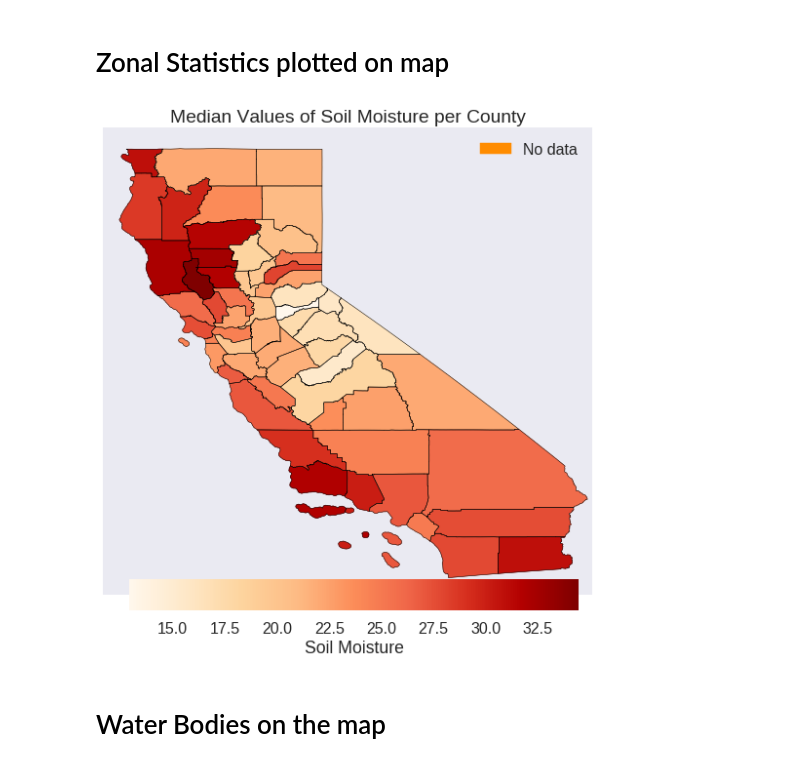
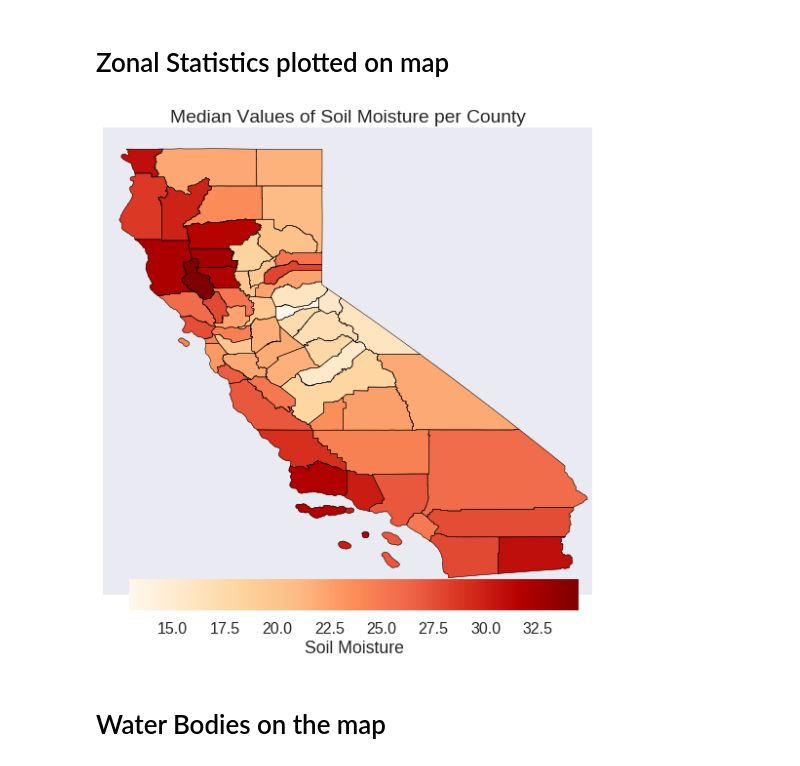
Before and after one commit to solomonvimal/UCLA-Hydro, a Jupyter notebook: MRPI/JupyterNotebooks/VIC_archive.ipynb, the cells around one changed output. Drawn from its saved outputs; the diff is of its cells as text; code cells hidden in the pictures.

```diff
--- a/MRPI/JupyterNotebooks/VIC_archive.ipynb
+++ b/MRPI/JupyterNotebooks/VIC_archive.ipynb
@@ -230,7 +228,7 @@ for lat in range(len(data["lat"][:])):
         lons.append(lon)
 len(lats), len(lons)
 
-fname = "/home2/svimal/Data/VIC_Fluxes/fluxes.2015-12.nc"
+fname = "/home2/svimal/Data/VIC_Fluxes/1920s/fluxes.1920-12.nc"
 data = netCDF4.Dataset(fname, "r")
 data.variables
 
@@ -437,10 +459,10 @@ Plots of min-median-max statistics for all Counties
 # %%
 # Raster Stats from the county shapefiles and the Soil Moisture Layer
 
-shp = '/home2/svimal/Github/CA_drought/data/Spatial/CA_counties/CA_counties_WGS.shp'
-ras = '/home2/svimal/Github/UCLA-Hydro/MRPI/sm_clipped.tif'
+shp1 = '/home2/svimal/Github/CA_drought/data/Spatial/CA_counties/CA_counties_WGS.shp'
+ras = '/home2/svimal/Github/UCLA-Hydro/MRPI/Images/sm_clipped.tif'
 
-stats = rasterstats.zonal_stats(shp, ras, stats="min max median majority sum")
+stats = rasterstats.zonal_stats(shp1, ras, stats="min max median majority sum")
 #print(stats)
 len(stats)
 type(stats)
@@ -474,14 +501,19 @@ plt.legend()
 # %%
 # List of Properties of the shapefile that can be queried
-print(lyr[i]["properties"])
+'''print(lyr[i]["properties"])
 lyr[i]["properties"]["AWATER"]
 lyr[i]["properties"]["Shape_Area"]
 lyr[i]["properties"]["OBJECTID"]
 lyr[i]["properties"]["NAME"]
 lyr[i]["geometry"]
+'''
+for i in range(len(shp)):
+    if shp.NAME[i] == "Sacramento":
+        print("found it!")
+
 
 # Dictionary of the medians of soil moisture value in each county
 medians_dict = {}
-for i in range(len(lyr)):
-    medians_dict[str(lyr[i]["properties"]["NAME"])] = medians[i]
+for i in range(len(shp)):
+    medians_dict[str(shp["NAME"][i])] = medians[i]
 # %% [output]
@@ -502,7 +534,7 @@ m = Basemap(llcrnrlon=min(data.variables["lon"][:]), llcrnrlat=min(data.variable
 
 ax = plt.gca()
 fig = plt.gcf()
-shp_info = m.readshapefile(shp[:-4],'Counties',drawbounds=True)
+shp_info = m.readshapefile(shp1[:-4],'Counties',drawbounds=True)
 
 nodata_color = "darkorange"
 colors={}
@@ -517,36 +549,36 @@ norm = Normalize(vmin=vmin, vmax=vmax)
 mapper = ScalarMappable(norm=norm, cmap=cmap)
 
 for shapedict in m.Counties_info:
     County_name = shapedict['NAMELSAD']
     County_name = County_name[:-7]
     if County_name in medians_dict:
         value = medians_dict[County_name]
         colors[County_name] = mapper.to_rgba(value)
         County_names.append(County_name)
     else:
         County_names.append(County_name)
         colors[County_name] = nodata_color
 
 for nshape,seg in enumerate(m.Counties):
     color = rgb2hex(colors[County_names[nshape]])
     poly = Polygon(seg,facecolor=color,edgecolor=color)
     if (colors[County_names[nshape]] == nodata_color):
         p_no = poly
     ax.add_patch(poly)
 
 plt.title('Median Values of Soil Moisture per County')
 
 # put legend for no data states
-if p_no is not None:
-    plt.legend((p_no,), ('No data',))
+#if p_no is not None:
+#    plt.legend((p_no,), ('No data',))
 
 # construct custom colorbar
 cax = fig.add_axes([0.27, 0.1, 0.5, 0.05]) # posititon
 cb = ColorbarBase(cax,cmap=cmap,norm=norm, orientation='horizontal')
 cb.ax.set_xlabel('Soil Moisture')
 plt.show()
 # %% [output]
-[figure, old version]
+[figure, new version]
 # %% [markdown]
 # Water Bodies on the map
 # %%
```
Also changed, not shown: parts of 10 cells of this notebook.
